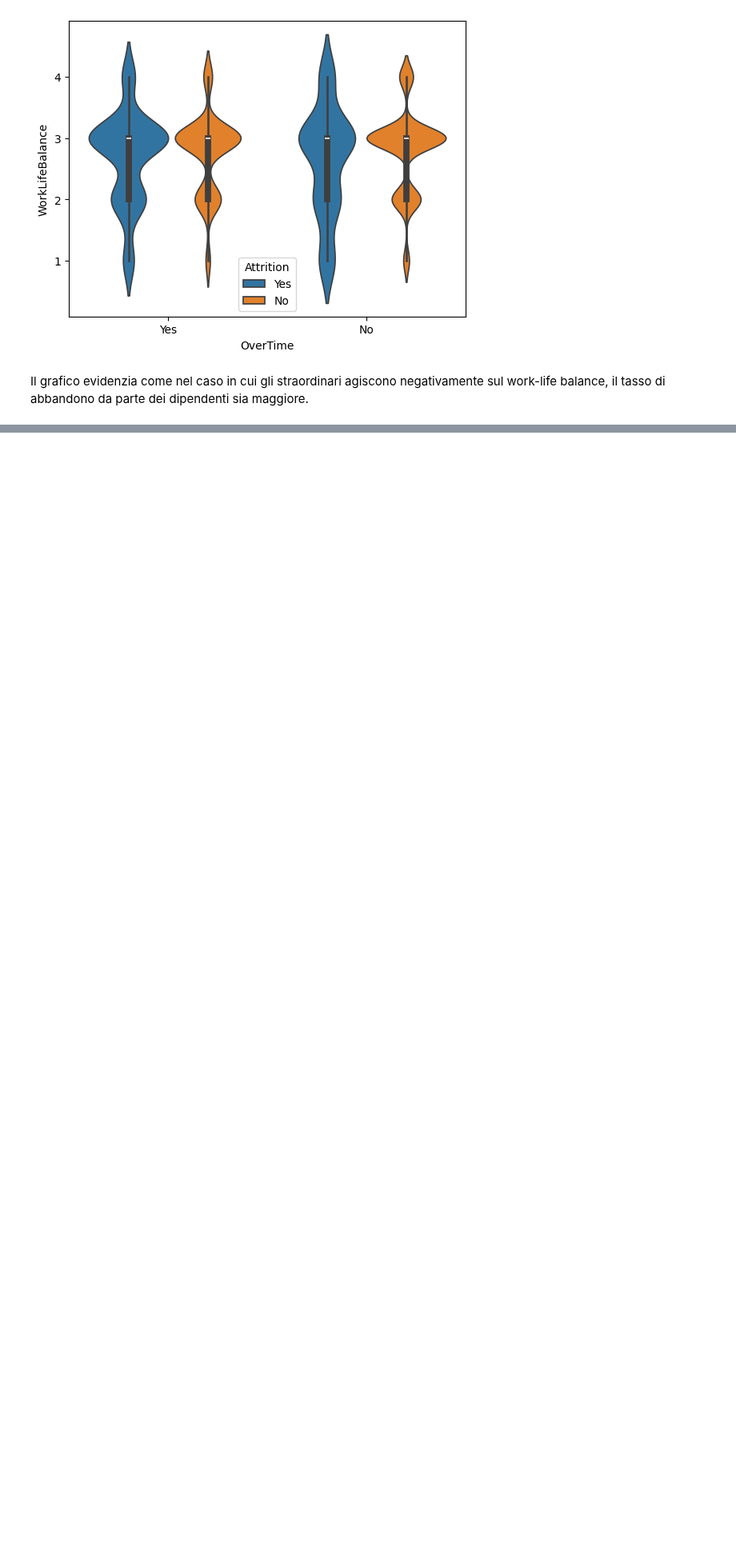
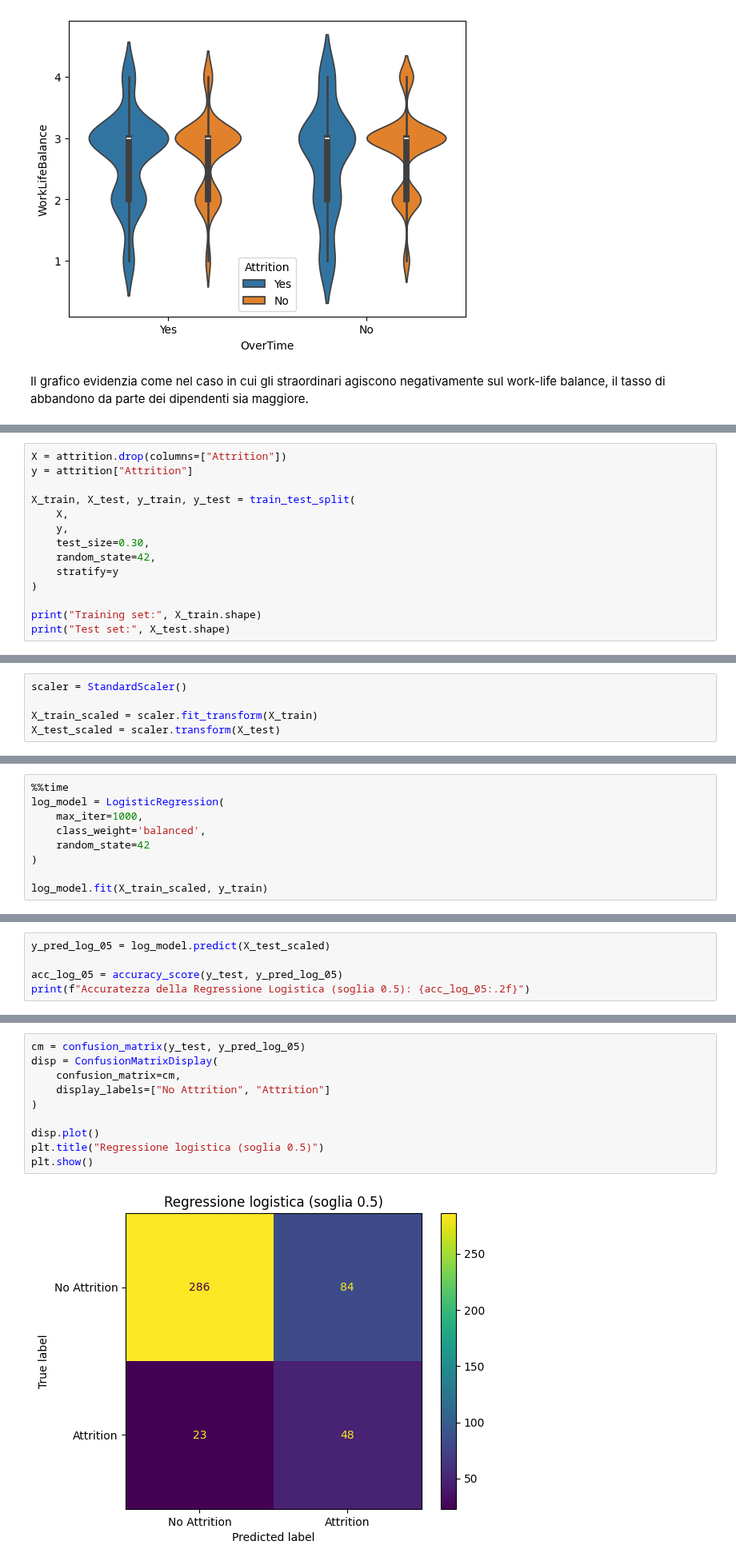
Before and after one commit to margheritamarinelli/Progetto-Data-Science-gruppo-9, a Jupyter notebook: notebook/Progetto_Data_Science_gruppo9.ipynb, the cells around one changed output, grey strips where cells are left out. Shown at 80% size. Cells and saved outputs as stored; diff of their text form; blank space fills up the shorter version.

```diff
--- a/notebook/Progetto_Data_Science_gruppo9.ipynb
+++ b/notebook/Progetto_Data_Science_gruppo9.ipynb
@@ -399,0 +481,14 @@ Il grafico evidenzia come nel caso in cui gli straordinari agiscono negativament
+# %%
+X = attrition.drop(columns=["Attrition"])
+y = attrition["Attrition"]
+
+X_train, X_test, y_train, y_test = train_test_split(
+    X,
+    y,
+    test_size=0.30,
+    random_state=42,
+    stratify=y
+)
+
+print("Training set:", X_train.shape)
+print("Test set:", X_test.shape)
@@ -399,0 +544,5 @@ Il grafico evidenzia come nel caso in cui gli straordinari agiscono negativament
+# %%
+scaler = StandardScaler()
+
+X_train_scaled = scaler.fit_transform(X_train)
+X_test_scaled = scaler.transform(X_test)
@@ -399,0 +551,9 @@ Il grafico evidenzia come nel caso in cui gli straordinari agiscono negativament
+# %%
+%%time
+log_model = LogisticRegression(
+    max_iter=1000,
+    class_weight='balanced',
+    random_state=42
+)
+
+log_model.fit(X_train_scaled, y_train)
@@ -399,0 +572,5 @@ Il grafico evidenzia come nel caso in cui gli straordinari agiscono negativament
+# %%
+y_pred_log_05 = log_model.predict(X_test_scaled)
+
+acc_log_05 = accuracy_score(y_test, y_pred_log_05)
+print(f"Accuratezza della Regressione Logistica (soglia 0.5): {acc_log_05:.2f}")
@@ -399,0 +594,12 @@ Il grafico evidenzia come nel caso in cui gli straordinari agiscono negativament
+# %%
+cm = confusion_matrix(y_test, y_pred_log_05)
+disp = ConfusionMatrixDisplay(
+    confusion_matrix=cm,
+    display_labels=["No Attrition", "Attrition"]
+)
+
+disp.plot()
+plt.title("Regressione logistica (soglia 0.5)")
+plt.show()
+# %% [output]
+[figure, added]
```
Also changed, not shown: parts of 98 cells of this notebook.
